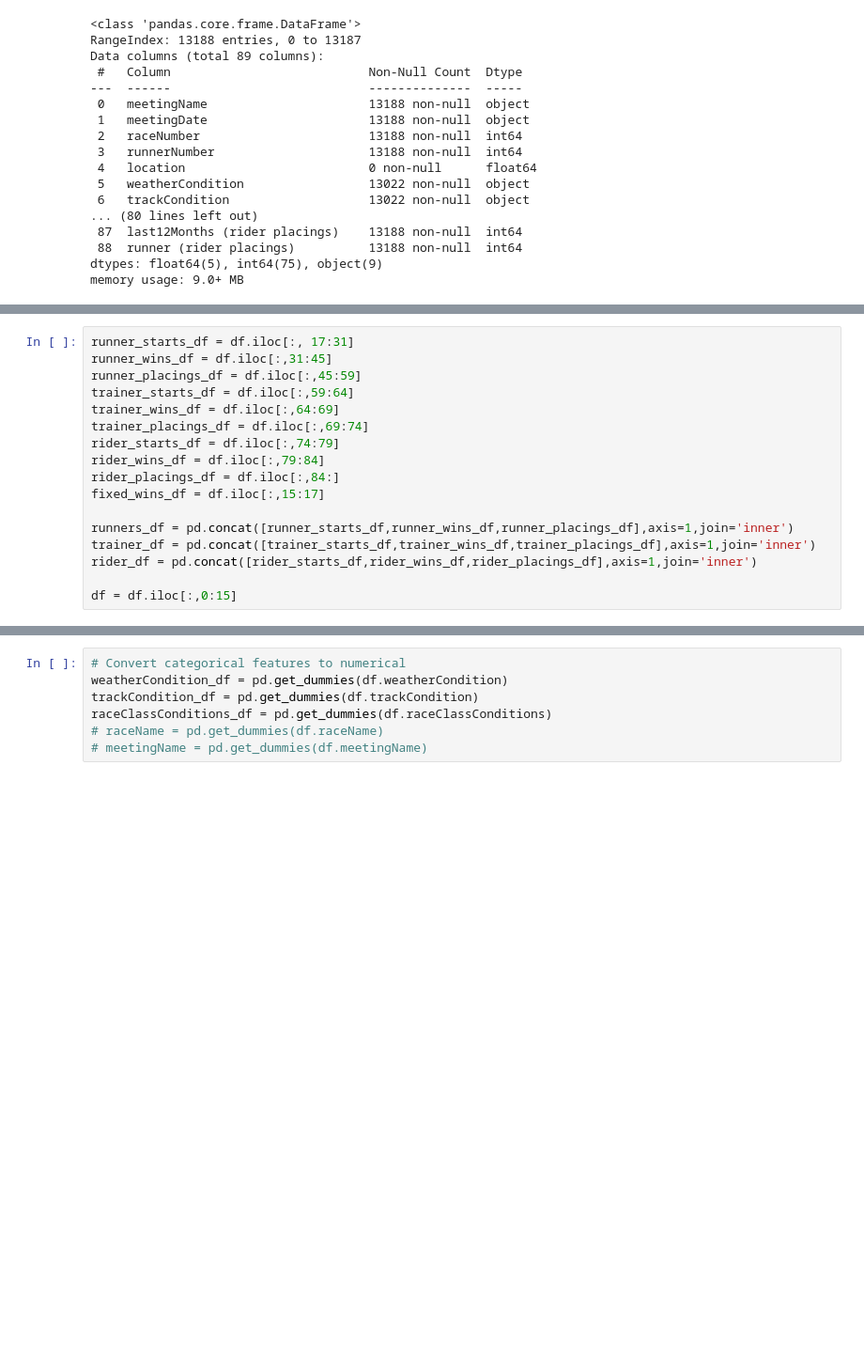
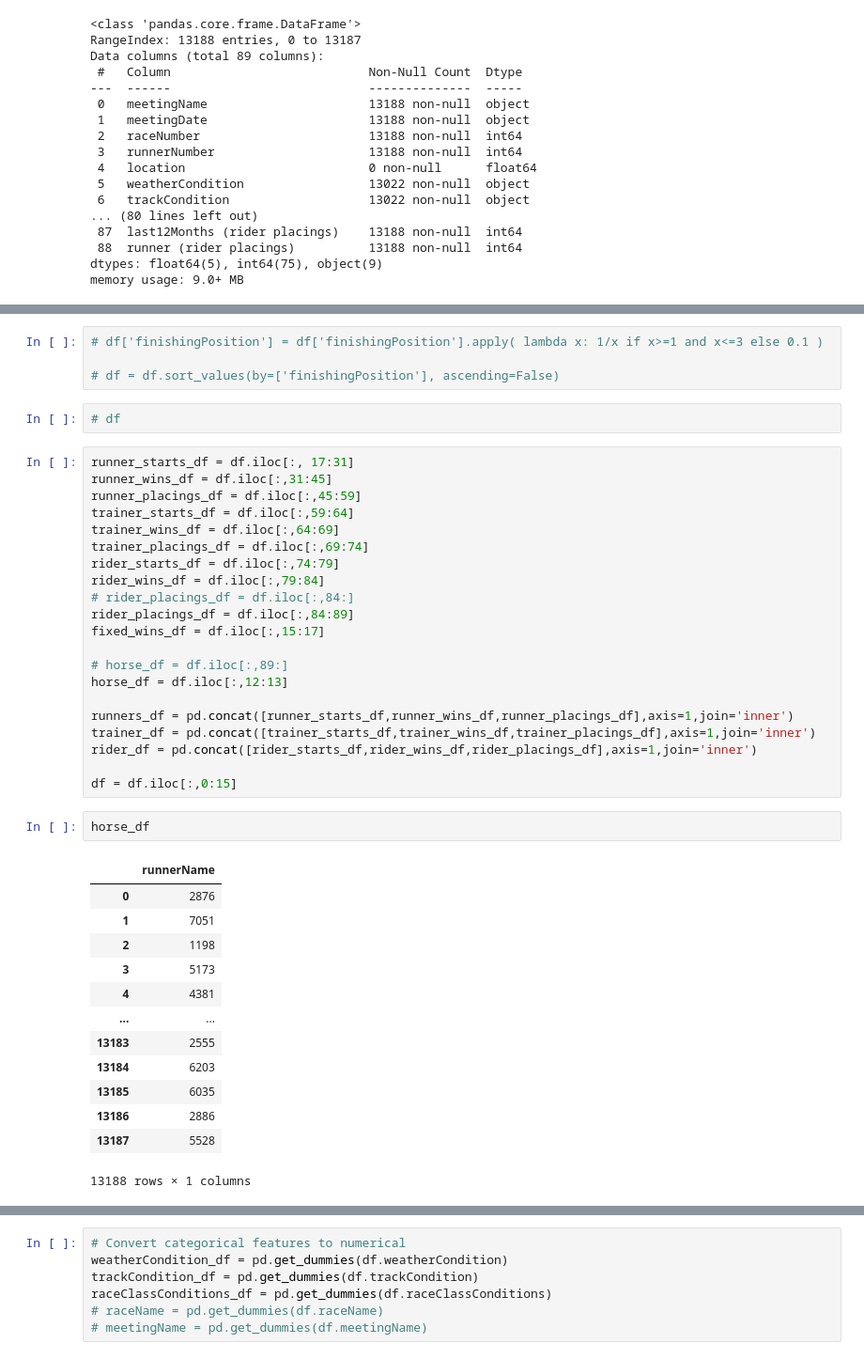
Before and after one commit to w-attson/bookie-on-bookies, a Jupyter notebook: nh_neural_net.ipynb, the cells around one changed output, grey strips where cells are left out. Shown at 94% size. Cells and saved outputs as stored; diff of their text form; blank space fills up the shorter version.

```diff
--- a/nh_neural_net.ipynb
+++ b/nh_neural_net.ipynb
@@ -35,3 +58,9 @@ memory usage: 9.0+ MB
+# %%
+# df['finishingPosition'] = df['finishingPosition'].apply( lambda x: 1/x if x>=1 and x<=3 else 0.1 )
+
+# df = df.sort_values(by=['finishingPosition'], ascending=False)
+# %%
+# df
 # %%
 runner_starts_df = df.iloc[:, 17:31]
 runner_wins_df = df.iloc[:,31:45]
@@ -41,13 +70,33 @@ trainer_wins_df = df.iloc[:,64:69]
 trainer_placings_df = df.iloc[:,69:74]
 rider_starts_df = df.iloc[:,74:79]
 rider_wins_df = df.iloc[:,79:84]
-rider_placings_df = df.iloc[:,84:]
+# rider_placings_df = df.iloc[:,84:]
+rider_placings_df = df.iloc[:,84:89]
 fixed_wins_df = df.iloc[:,15:17]
+
+# horse_df = df.iloc[:,89:]
+horse_df = df.iloc[:,12:13]
 
 runners_df = pd.concat([runner_starts_df,runner_wins_df,runner_placings_df],axis=1,join='inner')
 trainer_df = pd.concat([trainer_starts_df,trainer_wins_df,trainer_placings_df],axis=1,join='inner')
 rider_df = pd.concat([rider_starts_df,rider_wins_df,rider_placings_df],axis=1,join='inner')
 
 df = df.iloc[:,0:15]
+# %%
+horse_df
+# %% [output]
+|  | runnerName |
+| 0 | 2876 |
+| 1 | 7051 |
+| 2 | 1198 |
+| 3 | 5173 |
+| 4 | 4381 |
+| ... | ... |
+| 13183 | 2555 |
+| 13184 | 6203 |
+| 13185 | 6035 |
+| 13186 | 2886 |
+| 13187 | 5528 |
+13188 rows × 1 columns
 # %%
 df['finishingPosition'] = df['finishingPosition'].apply( lambda x: x if x>=1 and x<=3 else 0 )
```
Also changed, not shown: parts of 12 cells of this notebook.
